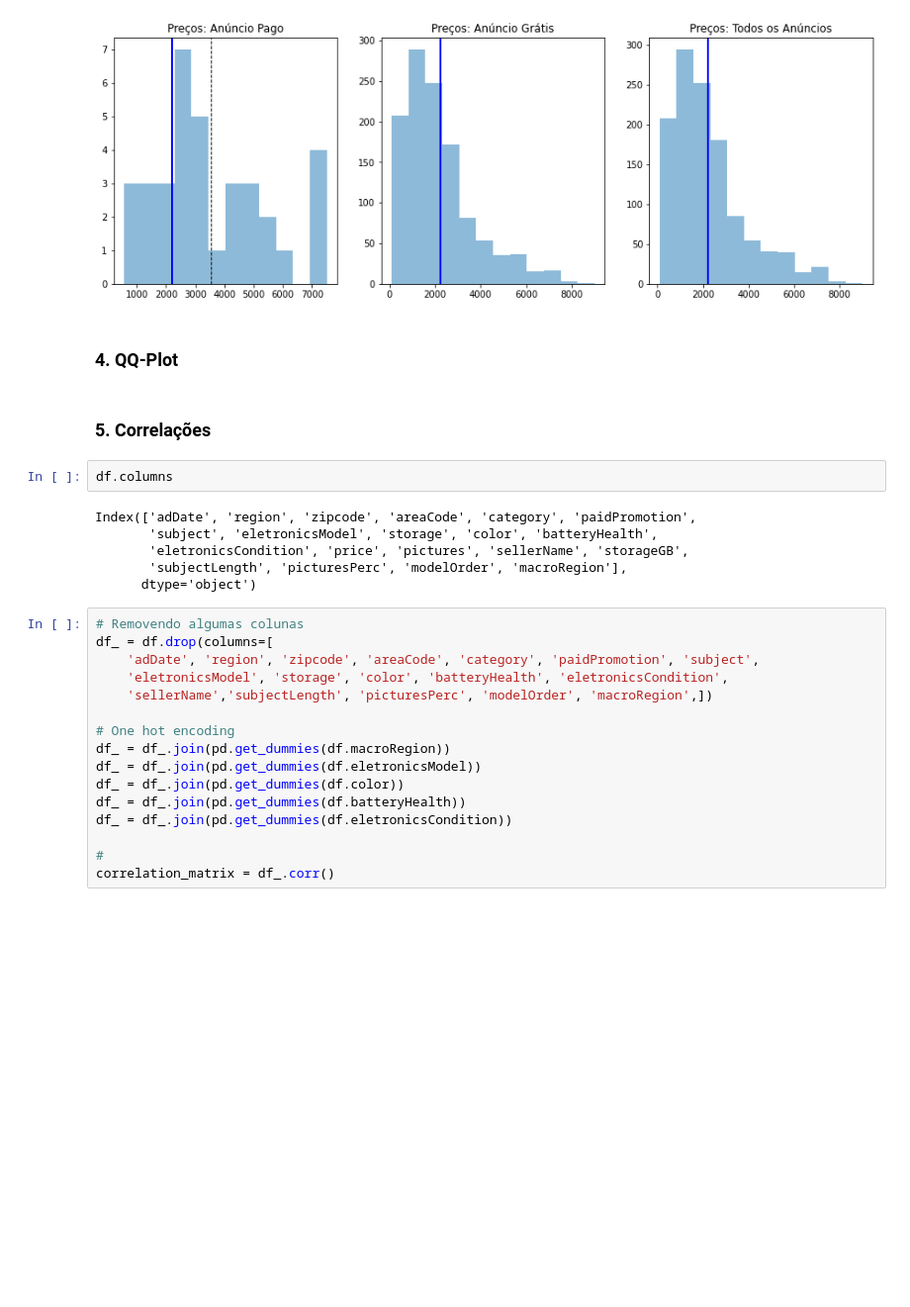
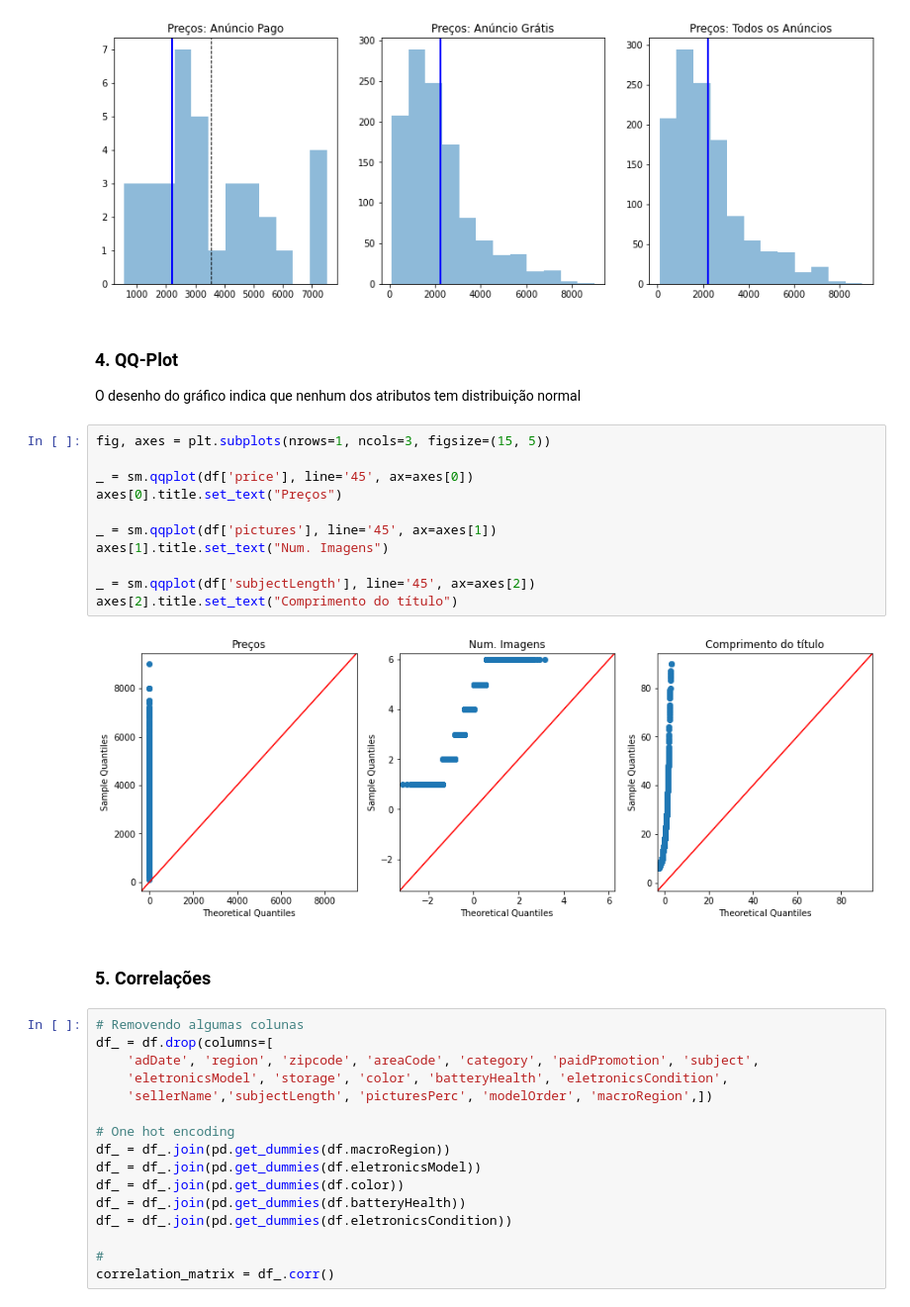
Before and after one commit to vauxgomes/ufc-ckp9011, a Jupyter notebook: analysis/iphones-olx-ce-analysis.ipynb, the cells around one changed output. Shown at 99% size. Drawn from its saved outputs; the diff is of its cells as text; blank space fills up the shorter version.

```diff
--- a/analysis/iphones-olx-ce-analysis.ipynb
+++ b/analysis/iphones-olx-ce-analysis.ipynb
@@ -265,16 +282,23 @@ for i in range(3):
 [figure]
 # %% [markdown]
 ### 4. QQ-Plot
+
+O desenho do gráfico indica que nenhum dos atributos tem distribuição normal
+# %%
+fig, axes = plt.subplots(nrows=1, ncols=3, figsize=(15, 5))
+
+_ = sm.qqplot(df['price'], line='45', ax=axes[0])
+axes[0].title.set_text("Preços")
+
+_ = sm.qqplot(df['pictures'], line='45', ax=axes[1])
+axes[1].title.set_text("Num. Imagens")
+
+_ = sm.qqplot(df['subjectLength'], line='45', ax=axes[2])
+axes[2].title.set_text("Comprimento do título")
+# %% [output]
+[figure, added]
 # %% [markdown]
 ### 5. Correlações
-# %%
-df.columns
-# %% [output]
-Index(['adDate', 'region', 'zipcode', 'areaCode', 'category', 'paidPromotion',
-       'subject', 'eletronicsModel', 'storage', 'color', 'batteryHealth',
-       'eletronicsCondition', 'price', 'pictures', 'sellerName', 'storageGB',
-       'subjectLength', 'picturesPerc', 'modelOrder', 'macroRegion'],
-      dtype='object')
 # %%
 # Removendo algumas colunas
 df_ = df.drop(columns=[
```
Also changed, not shown: parts of 30 cells of this notebook.
